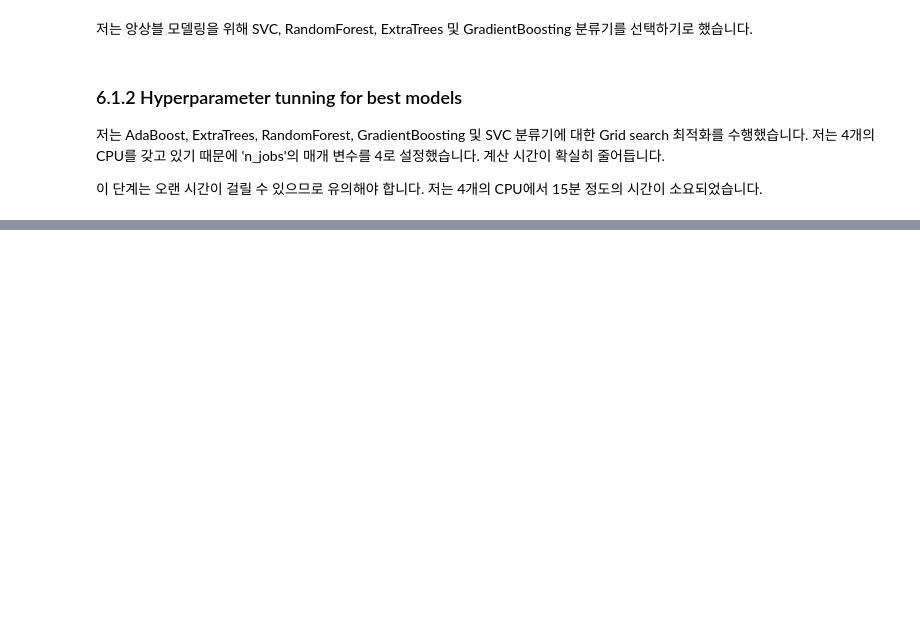
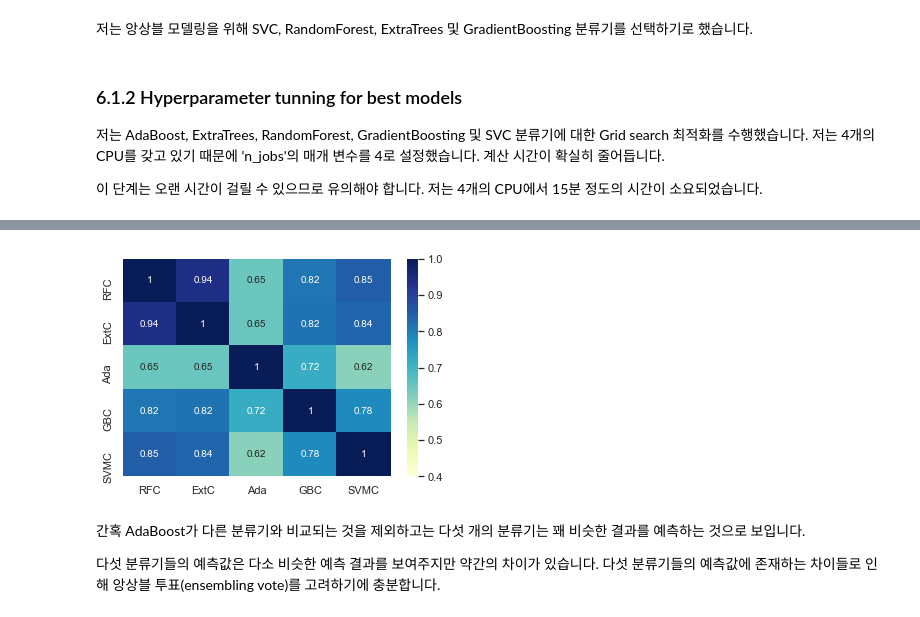
Before and after one commit to brstar96/KaggleKernelTranscription, a Jupyter notebook: 01- Titanic_Top_4%_with_ensemble_modeling/Titanic_Top_4%_with_ensemble_modeling.ipynb, the cells around one changed output, grey strips where cells are left out. Cells and saved outputs as stored; diff of their text form; code cells hidden in the pictures; blank space fills up the shorter version.

```diff
--- a/01- Titanic_Top_4%_with_ensemble_modeling/Titanic_Top_4%_with_ensemble_modeling.ipynb
+++ b/01- Titanic_Top_4%_with_ensemble_modeling/Titanic_Top_4%_with_ensemble_modeling.ipynb
@@ -813,0 +891,17 @@ g = g.set_title('Cross Validation Scores')
+# %%
+# Gradient Boosting 튜닝하기
+GBC = GradientBoostingClassifier()
+gb_param_grid = {'loss':['deviance'],
+                'n_estimators':[100, 200, 300],
+                'learning_rate':[0.1, 0.05, 0.01],
+                'max_depth': [4, 8],
+                'min_samples_leaf':[100, 150],
+                'max_features':[0.3, 0.1]}
+
+gsGBC = GridSearchCV(GBC, param_grid=gb_param_grid, cv=kfold, scoring='accuracy', n_jobs=4, verbose=1)
+gsGBC.fit(X_train, Y_train)
+
+GBC_best = gsGBC.best_estimator_
+
+# Best Score
+gsGBC.best_score_
@@ -813,0 +1017,17 @@ g = g.set_title('Cross Validation Scores')
+# %%
+test_Survived_RFC = pd.Series(RFC_best.predict(test), name='RFC')
+test_Survived_ExtC = pd.Series(ExtC_best.predict(test), name='ExtC')
+test_Survived_SVMC = pd.Series(SVMC_best.predict(test), name='SVMC')
+test_Survived_AdaC = pd.Series(ada_best.predict(test), name='Ada')
+test_Survived_GBC = pd.Series(GBC_best.predict(test), name='GBC')
+
+# 모든 분류기의 결과를 연결(concatenate)합니다.
+ensemble_results = pd.concat([test_Survived_RFC, test_Survived_ExtC, test_Survived_AdaC, test_Survived_GBC, test_Survived_SVMC], axis=1)
+
+g = sns.heatmap(ensemble_results.corr(), vmin=0.4, vmax=1, cmap="Blues", annot=True)
+# %% [output]
+[figure, added]
+# %% [markdown]
+간혹 AdaBoost가 다른 분류기와 비교되는 것을 제외하고는 다섯 개의 분류기는 꽤 비슷한 결과를 예측하는 것으로 보입니다.
+
+다섯 분류기들의 예측값은 다소 비슷한 예측 결과를 보여주지만 약간의 차이가 있습니다. 다섯 분류기들의 예측값에 존재하는 차이들로 인해 앙상블 투표(ensembling vote)를 고려하기에 충분합니다.
```
Also changed, not shown: parts of 39 cells of this notebook, 1 other file.
